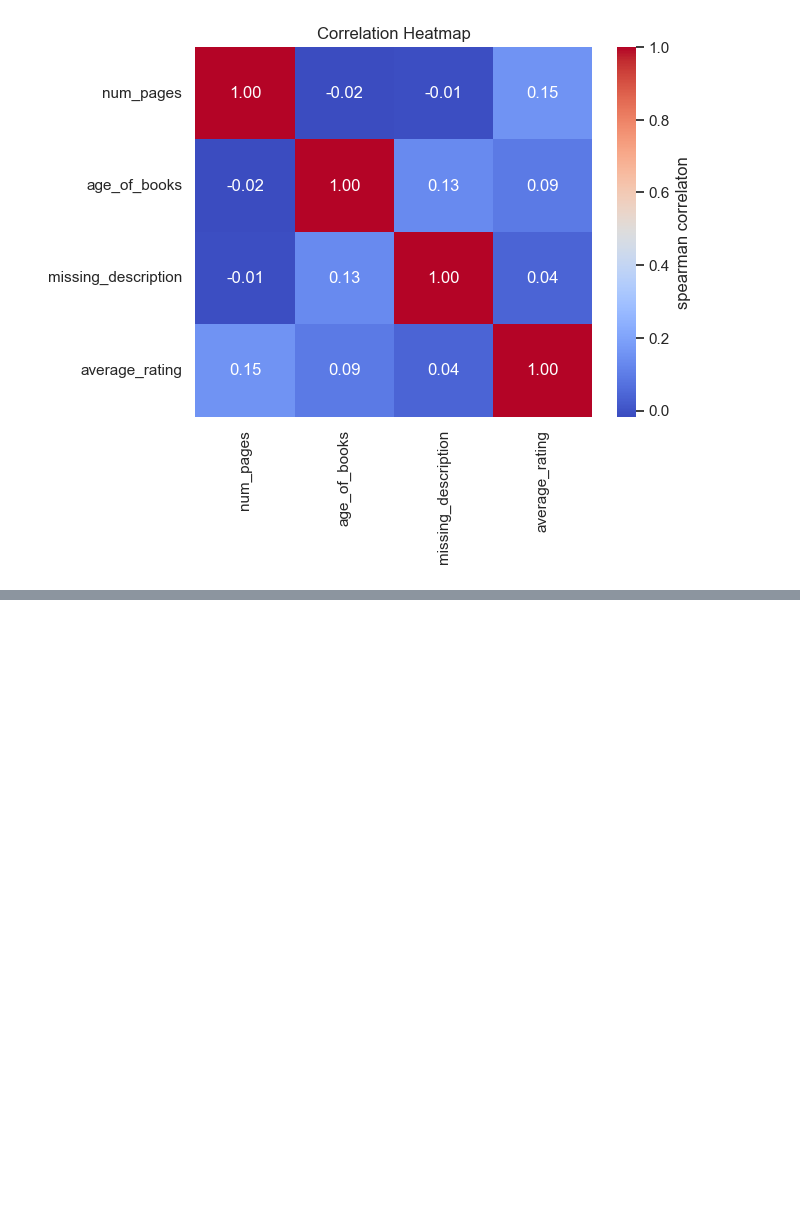
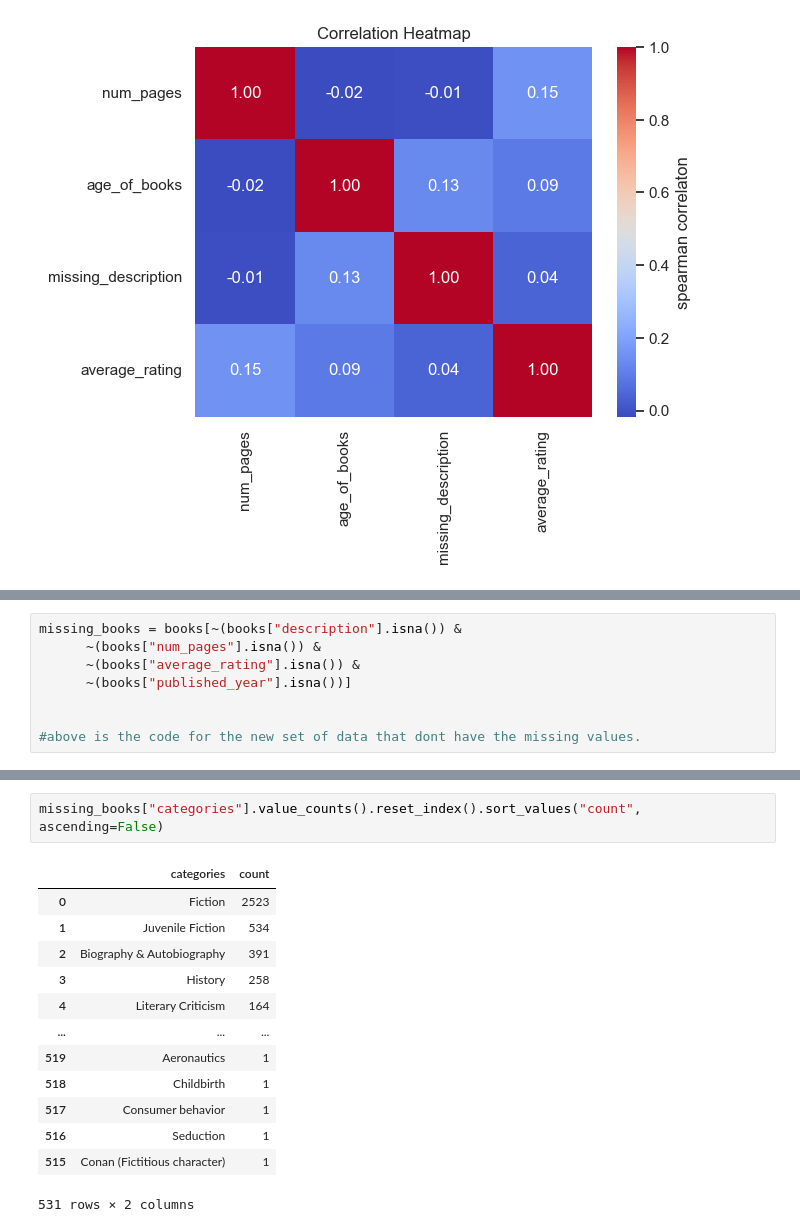
Before and after one commit to MarufHossain14/LLM-SEMANTIC-BOOK-FINDER, a Jupyter notebook: data-exploration.ipynb, the cells around one changed output, grey strips where cells are left out. Saved outputs shown, nothing was run; the diff lists cells and outputs as text; blank space fills up the shorter version.

Commit message:
sorted out the useless descriptions

```diff
--- a/data-exploration.ipynb
+++ b/data-exploration.ipynb
@@ -63,0 +87,8 @@ Text(0.5, 1.0, 'Correlation Heatmap')
+# %%
+missing_books = books[~(books["description"].isna()) &
+      ~(books["num_pages"].isna()) &
+      ~(books["average_rating"].isna()) &
+      ~(books["published_year"].isna())]
+
+
+#above is the code for the new set of data that dont have the missing values.
@@ -63,0 +111,16 @@ Text(0.5, 1.0, 'Correlation Heatmap')
+# %%
+missing_books["categories"].value_counts().reset_index().sort_values("count", ascending=False)
+# %% [output]
+|  | categories | count |
+| 0 | Fiction | 2523 |
+| 1 | Juvenile Fiction | 534 |
+| 2 | Biography & Autobiography | 391 |
+| 3 | History | 258 |
+| 4 | Literary Criticism | 164 |
+| ... | ... | ... |
+| 519 | Aeronautics | 1 |
+| 518 | Childbirth | 1 |
+| 517 | Consumer behavior | 1 |
+| 516 | Seduction | 1 |
+| 515 | Conan (Fictitious character) | 1 |
+531 rows × 2 columns
```
Also changed, not shown: parts of 8 cells of this notebook.
